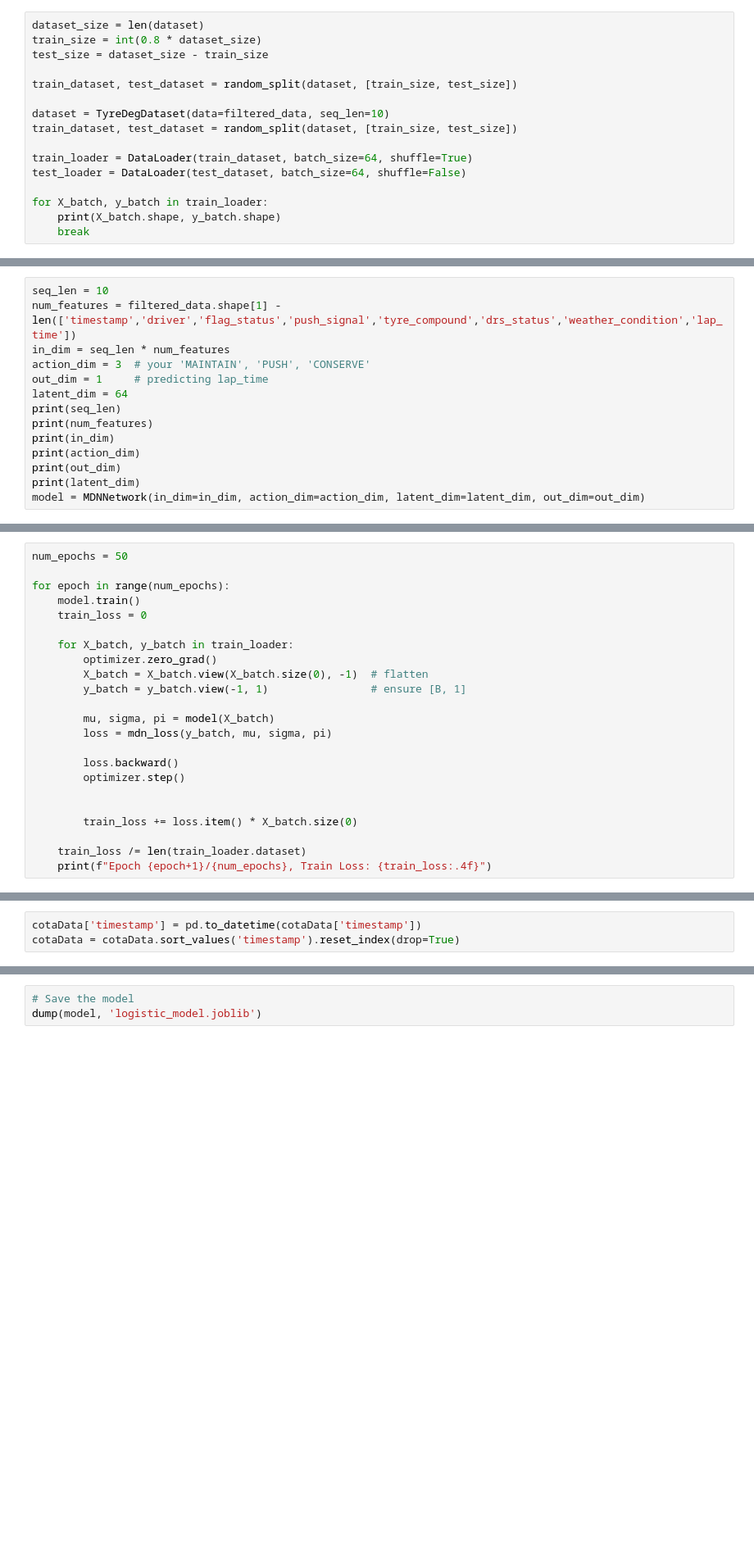
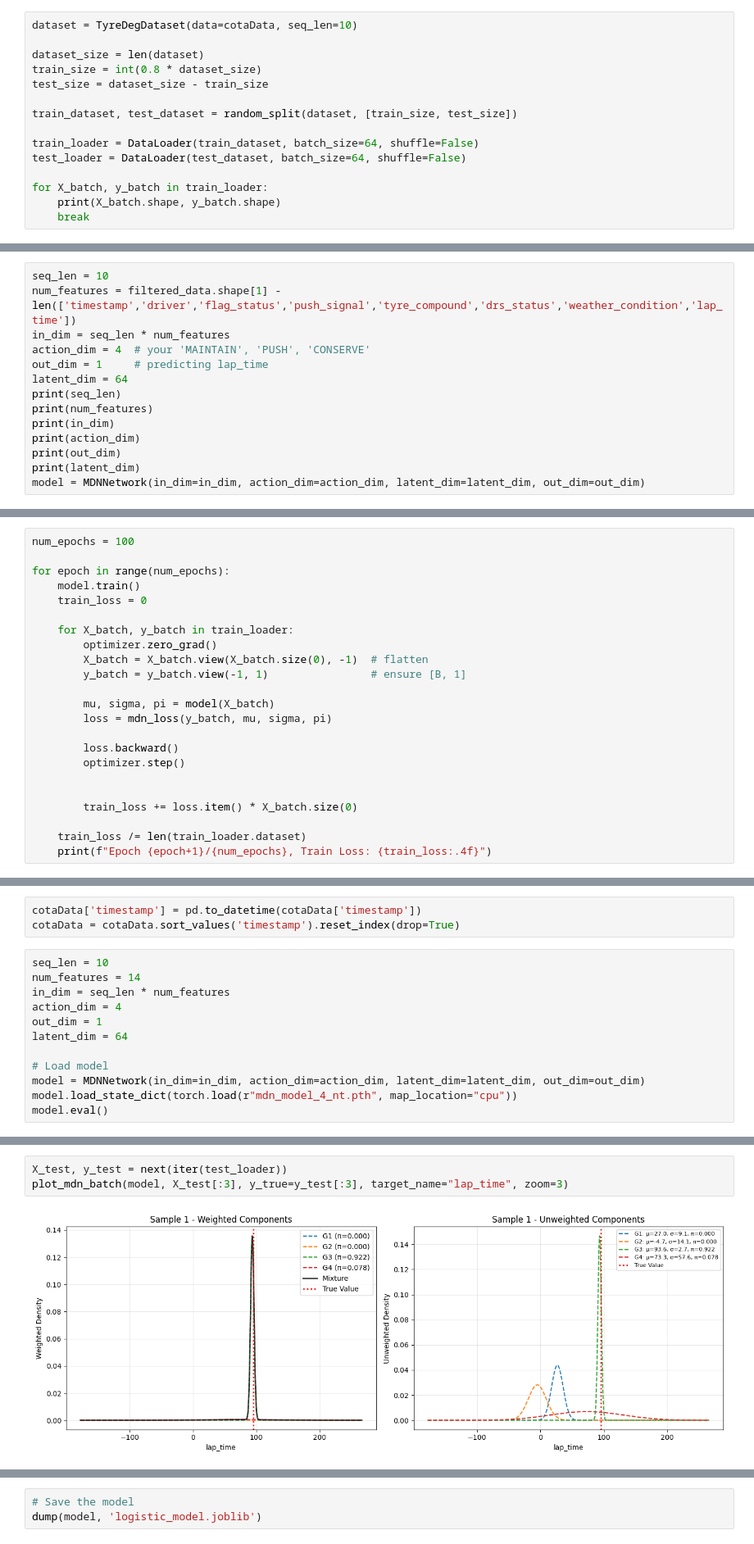
Before and after one commit to Retrospek/F1-HackTx, a Jupyter notebook: backend/ml/weathermodel.ipynb, the cells around one changed output, grey strips where cells are left out. Shown at 82% size. Cells and saved outputs as stored; diff of their text form; blank space fills up the shorter version.

Commit message:
completed model

```diff
--- a/backend/ml/weathermodel.ipynb
+++ b/backend/ml/weathermodel.ipynb
@@ -35,16 +51,15 @@ filtered_data = cotaData[cotaData['push_signal'] != 'DEGRADATION WARNING']
 # %%
 dataset = TyreDegDataset(data=cotaData, seq_len=10)
 # %%
+dataset = TyreDegDataset(data=cotaData, seq_len=10)
+
 dataset_size = len(dataset)
 train_size = int(0.8 * dataset_size)
 test_size = dataset_size - train_size
 
 train_dataset, test_dataset = random_split(dataset, [train_size, test_size])
 
-dataset = TyreDegDataset(data=filtered_data, seq_len=10)
-train_dataset, test_dataset = random_split(dataset, [train_size, test_size])
-
-train_loader = DataLoader(train_dataset, batch_size=64, shuffle=True)
+train_loader = DataLoader(train_dataset, batch_size=64, shuffle=False)
 test_loader = DataLoader(test_dataset, batch_size=64, shuffle=False)
 
 for X_batch, y_batch in train_loader:
@@ -56,7 +71,7 @@ torch.Size([64, 10, 14]) torch.Size([64])
 seq_len = 10
 num_features = filtered_data.shape[1] - len(['timestamp','driver','flag_status','push_signal','tyre_compound','drs_status','weather_condition','lap_time'])
 in_dim = seq_len * num_features
-action_dim = 3  # your 'MAINTAIN', 'PUSH', 'CONSERVE'
+action_dim = 4  # your 'MAINTAIN', 'PUSH', 'CONSERVE'
 out_dim = 1     # predicting lap_time
 latent_dim = 64
 print(seq_len)
@@ -86,5 +101,5 @@ torch.Size([64, 3, 1]) torch.Size([64, 3, 1]) torch.Size([64, 3]) torch.Size([64
 # %%
-num_epochs = 50
+num_epochs = 100
 
 for epoch in range(num_epochs):
     model.train()
@@ -216,3 +244,15 @@ torch.save(model.state_dict(), "mdn_model.pth")
 # %%
 cotaData['timestamp'] = pd.to_datetime(cotaData['timestamp'])
 cotaData = cotaData.sort_values('timestamp').reset_index(drop=True)
+# %%
+seq_len = 10
+num_features = 14
+in_dim = seq_len * num_features
+action_dim = 4
+out_dim = 1
+latent_dim = 64
+
+# Load model
+model = MDNNetwork(in_dim=in_dim, action_dim=action_dim, latent_dim=latent_dim, out_dim=out_dim)
+model.load_state_dict(torch.load(r"mdn_model_4_nt.pth", map_location="cpu"))
+model.eval()
@@ -274,0 +359,5 @@ Test class distribution: [64]
+# %%
+X_test, y_test = next(iter(test_loader))
+plot_mdn_batch(model, X_test[:3], y_true=y_test[:3], target_name="lap_time", zoom=3)
+# %% [output]
+[figure, added]
```
Also changed, not shown: parts of 13 cells of this notebook, 3 other files.
